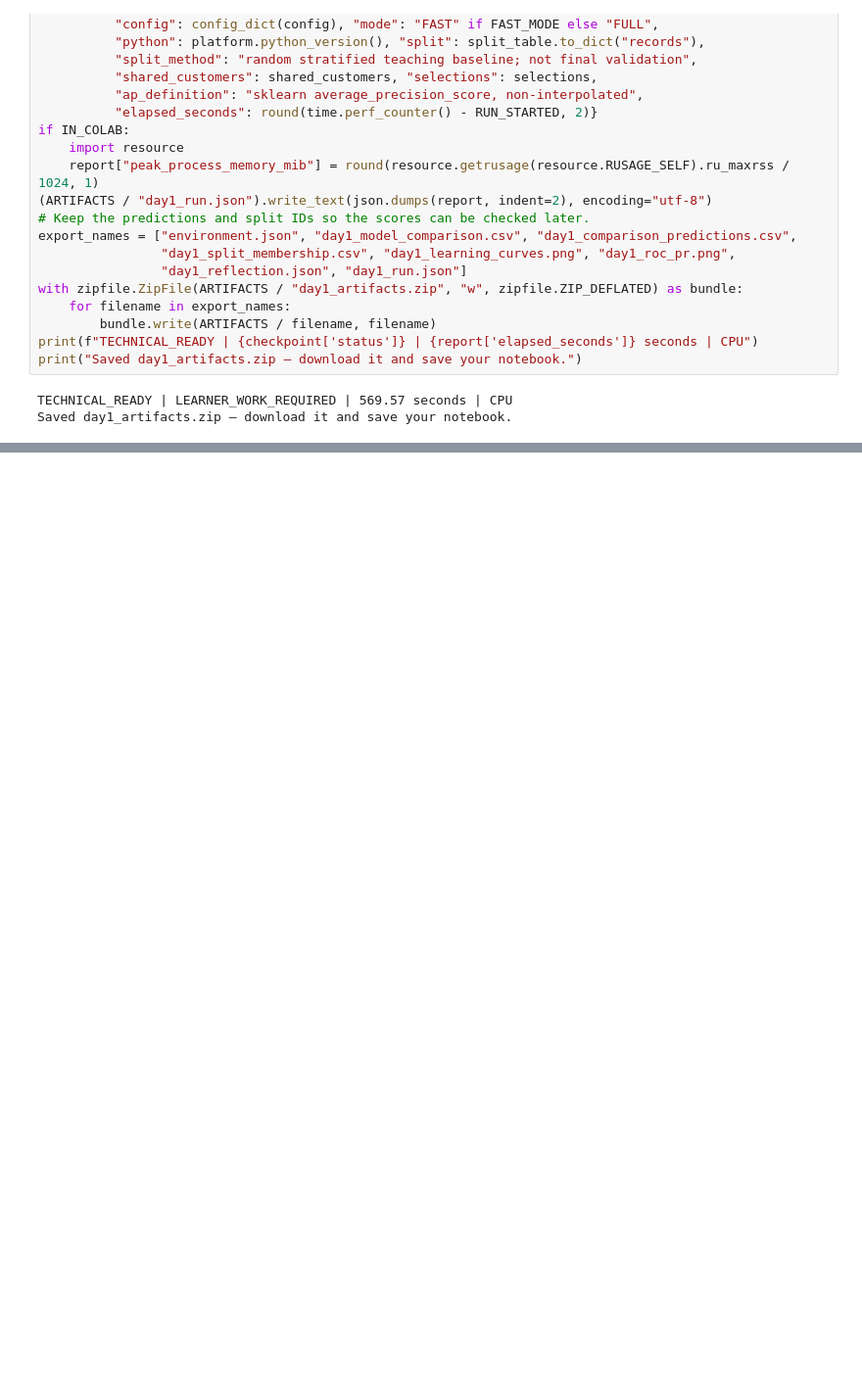
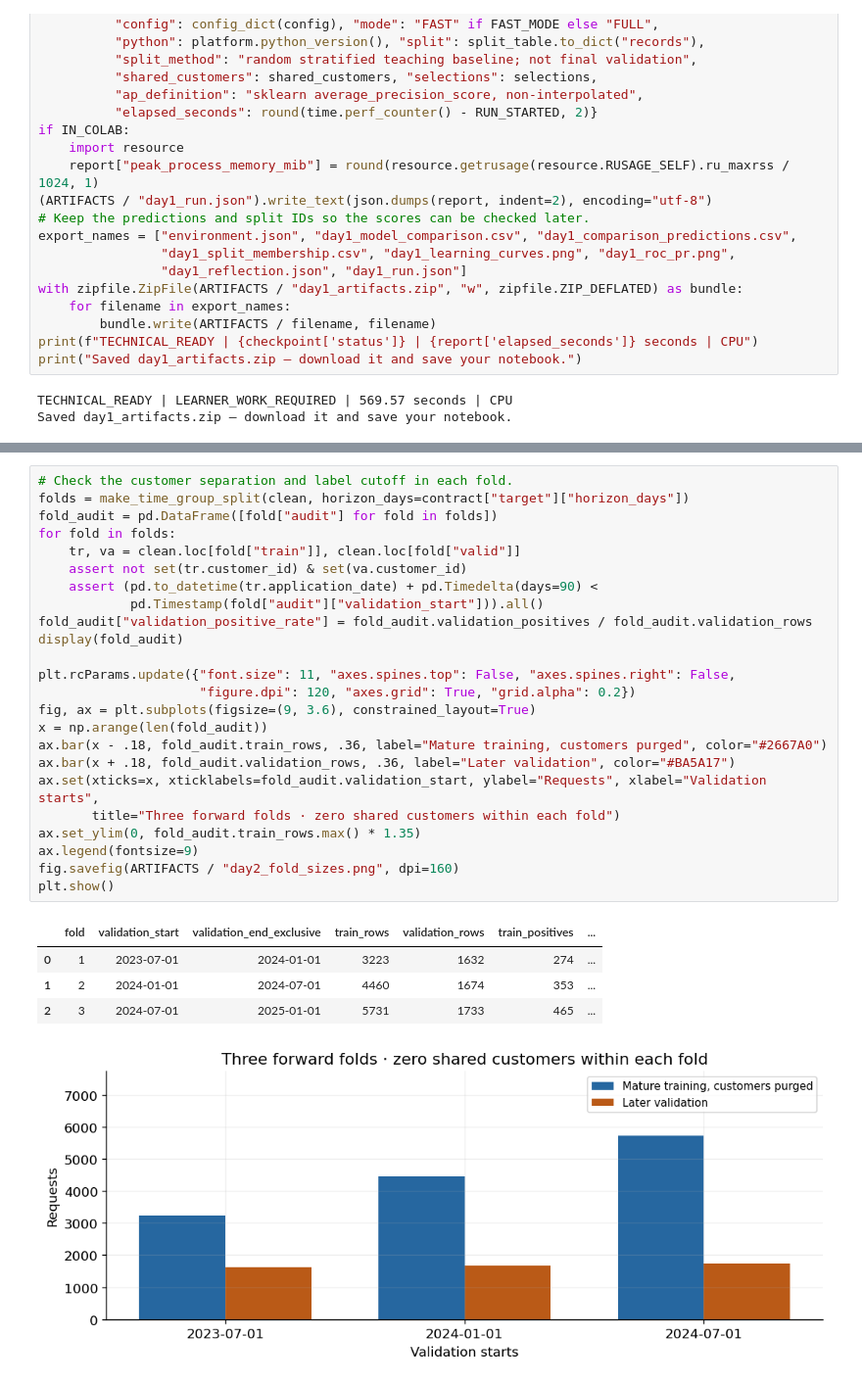
Before and after one commit to na2faldosari/NAIF-ALDOSARI-SDA-TAMWEEL, a Jupyter notebook: notebooks/NAIF_ALDOSARI_SDA_TAMWEEL_DAY_02.ipynb, the cells around one changed output, grey strips where cells are left out. Shown at 98% size. Cells and saved outputs as stored; diff of their text form; blank space fills up the shorter version.

```diff
--- a/notebooks/NAIF_ALDOSARI_SDA_TAMWEEL_DAY_01.ipynb
+++ b/notebooks/NAIF_ALDOSARI_SDA_TAMWEEL_DAY_02.ipynb
@@ -395,0 +518,30 @@ Saved day1_artifacts.zip — download it and save your notebook.
+# %%
+# Check the customer separation and label cutoff in each fold.
+folds = make_time_group_split(clean, horizon_days=contract["target"]["horizon_days"])
+fold_audit = pd.DataFrame([fold["audit"] for fold in folds])
+for fold in folds:
+    tr, va = clean.loc[fold["train"]], clean.loc[fold["valid"]]
+    assert not set(tr.customer_id) & set(va.customer_id)
+    assert (pd.to_datetime(tr.application_date) + pd.Timedelta(days=90) <
+            pd.Timestamp(fold["audit"]["validation_start"])).all()
+fold_audit["validation_positive_rate"] = fold_audit.validation_positives / fold_audit.validation_rows
+display(fold_audit)
+
+plt.rcParams.update({"font.size": 11, "axes.spines.top": False, "axes.spines.right": False,
+                     "figure.dpi": 120, "axes.grid": True, "grid.alpha": 0.2})
+fig, ax = plt.subplots(figsize=(9, 3.6), constrained_layout=True)
+x = np.arange(len(fold_audit))
+ax.bar(x - .18, fold_audit.train_rows, .36, label="Mature training, customers purged", color="#2667A0")
+ax.bar(x + .18, fold_audit.validation_rows, .36, label="Later validation", color="#BA5A17")
+ax.set(xticks=x, xticklabels=fold_audit.validation_start, ylabel="Requests", xlabel="Validation starts",
+       title="Three forward folds · zero shared customers within each fold")
+ax.set_ylim(0, fold_audit.train_rows.max() * 1.35)
+ax.legend(fontsize=9)
+fig.savefig(ARTIFACTS / "day2_fold_sizes.png", dpi=160)
+plt.show()
+# %% [output]
+|  | fold | validation_start | validation_end_exclusive | train_rows | validation_rows | train_positives | ... |
+| 0 | 1 | 2023-07-01 | 2024-01-01 | 3223 | 1632 | 274 | ... |
+| 1 | 2 | 2024-01-01 | 2024-07-01 | 4460 | 1674 | 353 | ... |
+| 2 | 3 | 2024-07-01 | 2025-01-01 | 5731 | 1733 | 465 | ... |
+[figure, added]
```
Also changed, not shown: parts of 19 cells of this notebook.
